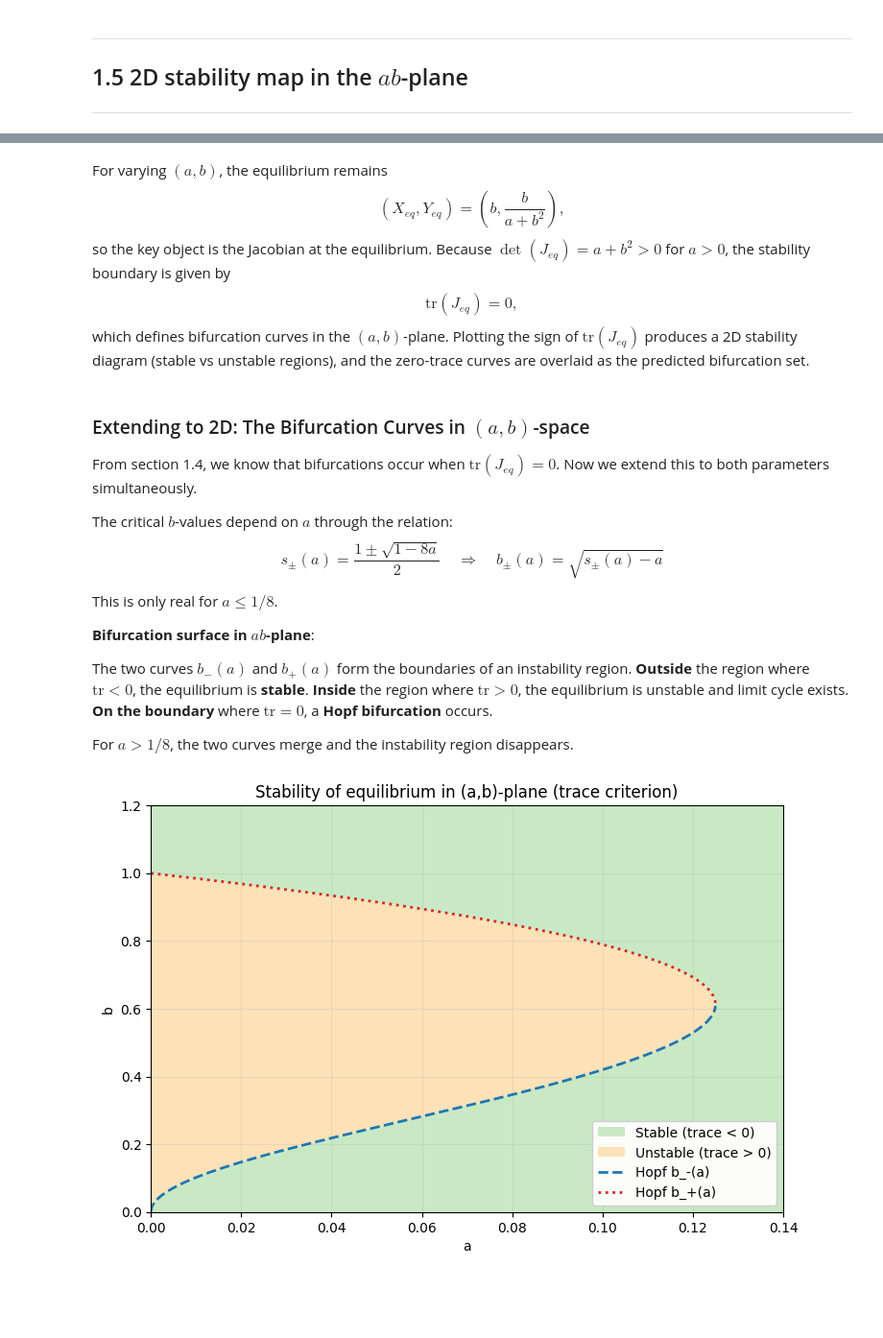
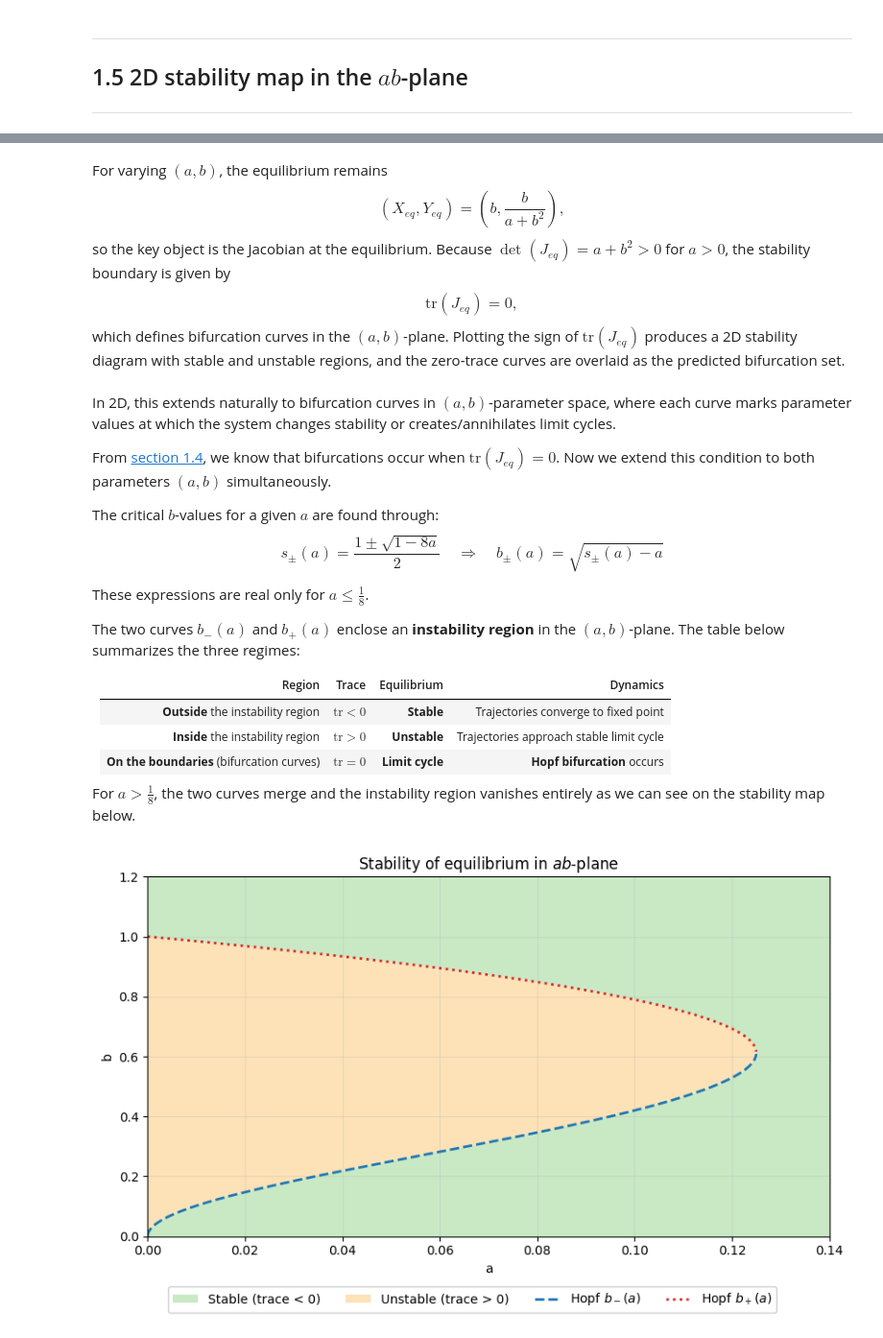
Before and after one commit to trcools/2e-bachelor-Fysica, a Jupyter notebook: Biophysics/Examen/Exam-part-1/finals-part-1.ipynb, the cells around one changed output, grey strips where cells are left out. Shown at 96% size. Saved outputs shown, nothing was run; the diff lists cells and outputs as text; code cells hidden in the pictures; blank space fills up the shorter version.

Commit message:
latest biophsysics version, figures still a duplicate bug

```diff
--- a/Biophysics/Examen/Exam-part-1/finals-part-1.ipynb
+++ b/Biophysics/Examen/Exam-part-1/finals-part-1.ipynb
@@ -317,24 +308,28 @@ so the key object is the Jacobian at the equilibrium. Because $\det(J_{eq})=a+b^
 $$
 \mathrm{tr}(J_{eq})=0,
 $$
-which defines bifurcation curves in the $(a,b)$-plane. Plotting the sign of $\mathrm{tr}(J_{eq})$ produces a 2D stability diagram (stable vs unstable regions), and the zero-trace curves are overlaid as the predicted bifurcation set.
+which defines bifurcation curves in the $(a,b)$-plane. Plotting the sign of $\mathrm{tr}(J_{eq})$ produces a 2D stability diagram with stable and unstable regions, and the zero-trace curves are overlaid as the predicted bifurcation set.
 # %% [markdown]
-### Extending to 2D: The Bifurcation Curves in $(a,b)$-space
+In 2D, this extends naturally to bifurcation curves in $(a,b)$-parameter space, where each curve marks parameter values at which the system changes stability or creates/annihilates limit cycles.
 
-From section 1.4, we know that bifurcations occur when $\mathrm{tr}(J_{eq}) = 0$. Now we extend this to both parameters simultaneously.
+From [section 1.4](#section_1_4), we know that bifurcations occur when $\mathrm{tr}(J_{eq}) = 0$. Now we extend this condition to both parameters $(a,b)$ simultaneously.
 
-The critical $b$-values depend on $a$ through the relation:
+The critical $b$-values for a given $a$ are found through:
 $$s_\pm(a) = \frac{1 \pm \sqrt{1-8a}}{2} \quad \Rightarrow \quad b_\pm(a) = \sqrt{s_\pm(a) - a}$$
 
-This is only real for $a \le 1/8$.
+These expressions are real only for $a \leq \frac{1}{8}$.
 
-**Bifurcation surface in $ab$-plane**:
+The two curves $b_-(a)$ and $b_+(a)$ enclose an **instability region** in the $(a,b)$-plane. The table below summarizes the three regimes:
 
-The two curves $b_-(a)$ and $b_+(a)$ form the boundaries of an instability region. **Outside** the region where $\mathrm{tr}<0$, the equilibrium is **stable**. **Inside** the region where $\mathrm{tr}>0$, the equilibrium is unstable and limit cycle exists. **On the boundary** where $\mathrm{tr}=0$, a **Hopf bifurcation** occurs.
+| Region | Trace | Equilibrium | Dynamics |
+|--------|-----------|-------------|----------|
+| **Outside** the instability region | $\mathrm{tr}<0$ | **Stable** | Trajectories converge to fixed point |
+| **Inside** the instability region | $\mathrm{tr}>0$ | **Unstable** | Trajectories approach stable limit cycle |
+| **On the boundaries** (bifurcation curves) | $\mathrm{tr}=0$ | **Limit cycle** | **Hopf bifurcation** occurs |
 
-For $a > 1/8$, the two curves merge and the instability region disappears.
+For $a > \frac{1}{8}$, the two curves merge and the instability region vanishes entirely as we can see on the stability map below.
 # %%
-glucose.stability_map_ab(a_min=0.0, a_max=0.14, b_min=0.0, b_max=1.2, na=5000, nb=5000, show_legend=True)
+glucose.stability_map_ab(a_min=0.0, a_max=0.14, b_min=0.0, b_max=1.2, na=5000, nb=5000)
 # %% [output]
-[figure, old version]
+[figure, new version]
 # %% [markdown]
```
Also changed, not shown: parts of 17 cells of this notebook, 1 other file.
